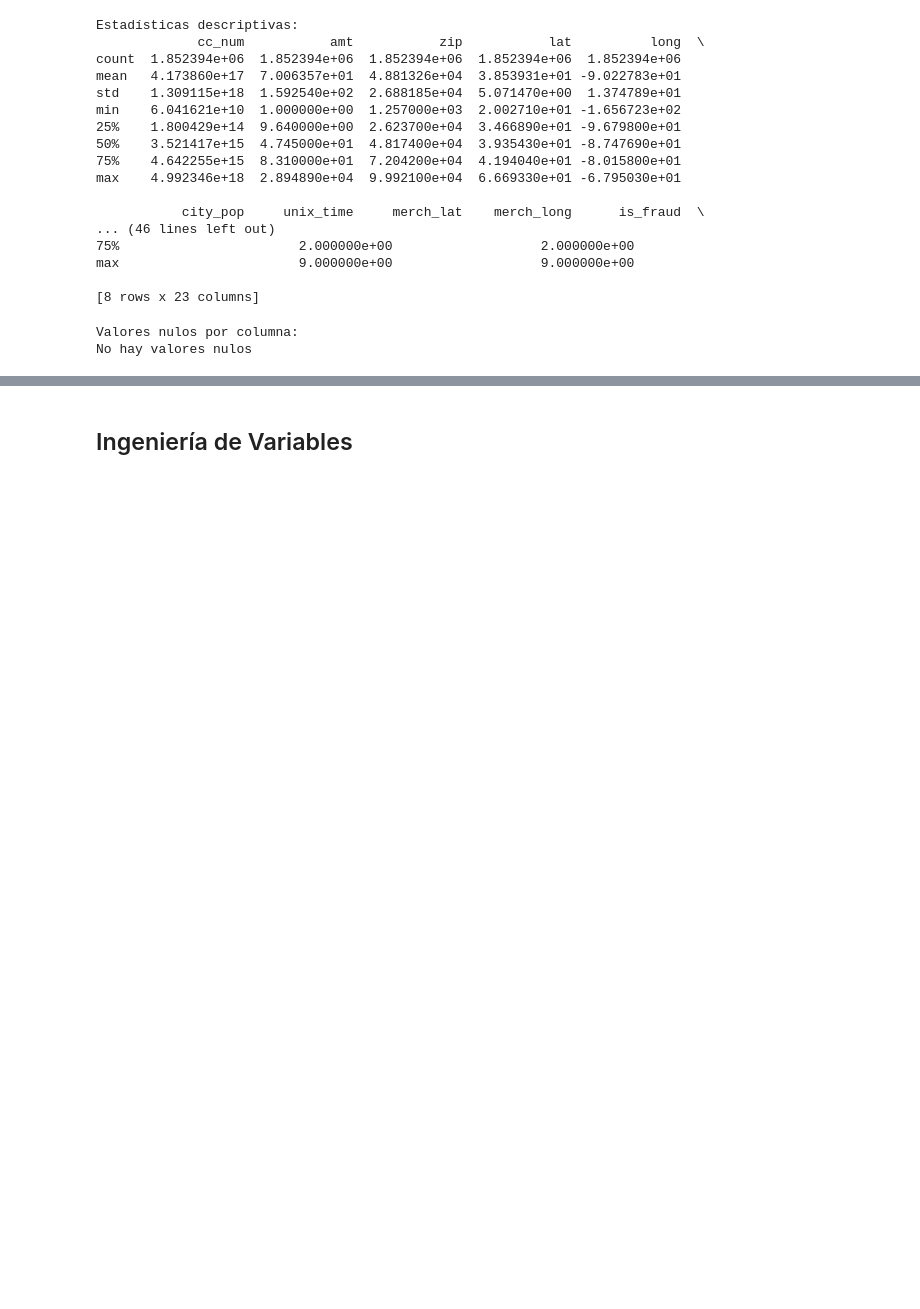
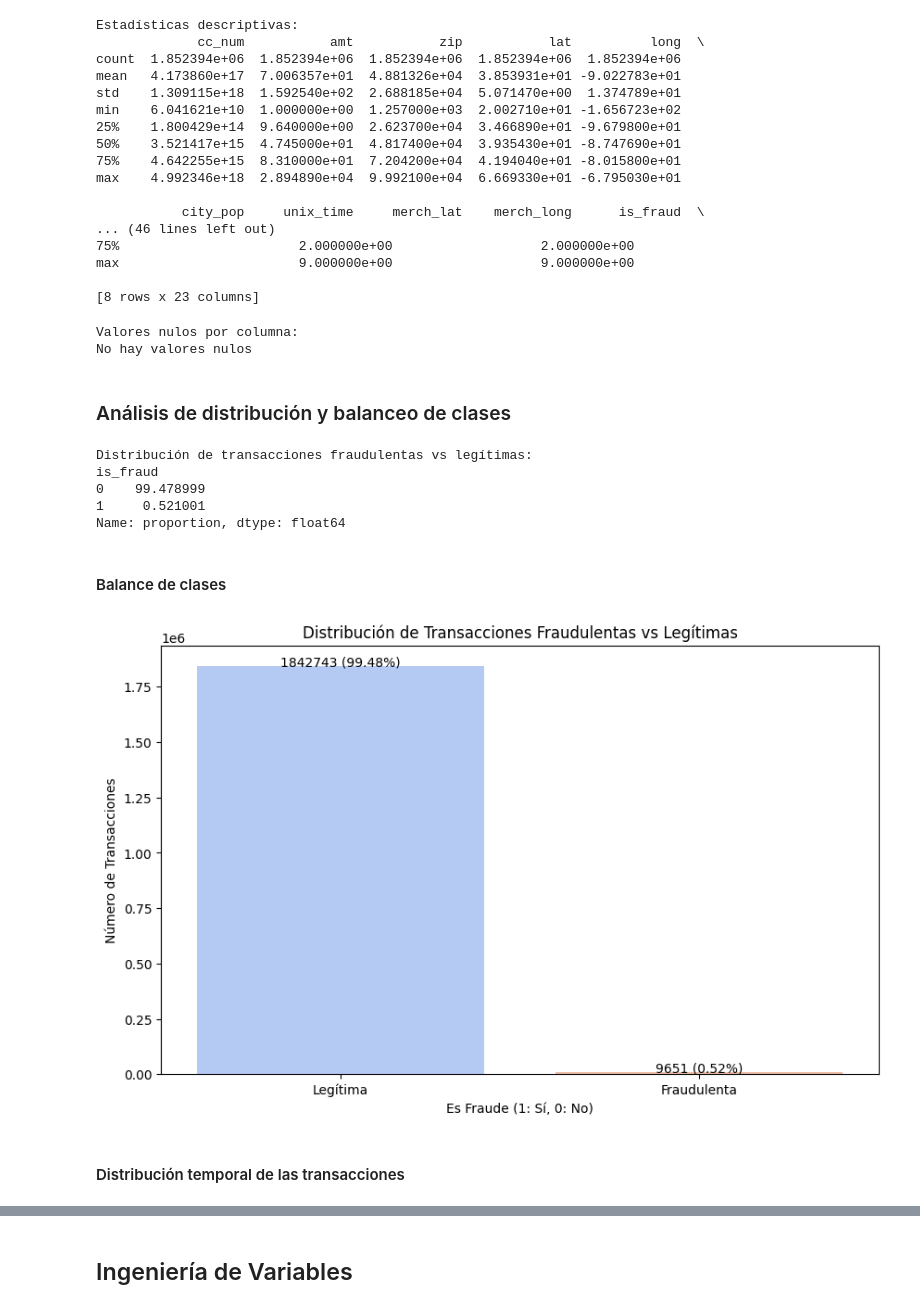
Before and after one commit to FerEsq/SDS-Project, a Jupyter notebook: eda.ipynb, the cells around one changed output, grey strips where cells are left out. Cells and saved outputs as stored; diff of their text form; code cells hidden in the pictures; blank space fills up the shorter version.

```diff
--- a/eda.ipynb
+++ b/eda.ipynb
@@ -97,3 +97,32 @@ print(nullCounter[nullCounter > 0] if len(nullCounter[nullCounter > 0]) > 0 else
 # %% [output]
 Valores nulos por columna:
 No hay valores nulos
+# %% [markdown]
+### Análisis de distribución y balanceo de clases
+# %%
+print("\nDistribución de transacciones fraudulentas vs legítimas:")
+fraudDist = df['is_fraud'].value_counts(normalize=True) * 100
+print(fraudDist)
+# %% [output]
+Distribución de transacciones fraudulentas vs legítimas:
+is_fraud
+0    99.478999
+1     0.521001
+Name: proportion, dtype: float64
+# %% [markdown]
+#### Balance de clases
+# %%
+#Visualización del balance de clases
+plt.figure(figsize=(10, 6))
+sns.countplot(x='is_fraud', data=df, palette='coolwarm')
+plt.title('Distribución de Transacciones Fraudulentas vs Legítimas')
+plt.xlabel('Es Fraude (1: Sí, 0: No)')
+plt.ylabel('Número de Transacciones')
+plt.xticks([0, 1], ['Legítima', 'Fraudulenta'])
+for i, count in enumerate(df['is_fraud'].value_counts()):
+    plt.text(i, count+100, f"{count} ({fraudDist[i]:.2f}%)", ha='center')
+plt.savefig('graphs/class_balance.png')
+# %% [output]
+[figure, added]
+# %% [markdown]
+#### Distribución temporal de las transacciones
```
Also changed, not shown: parts of 21 cells of this notebook, 7 other files.
